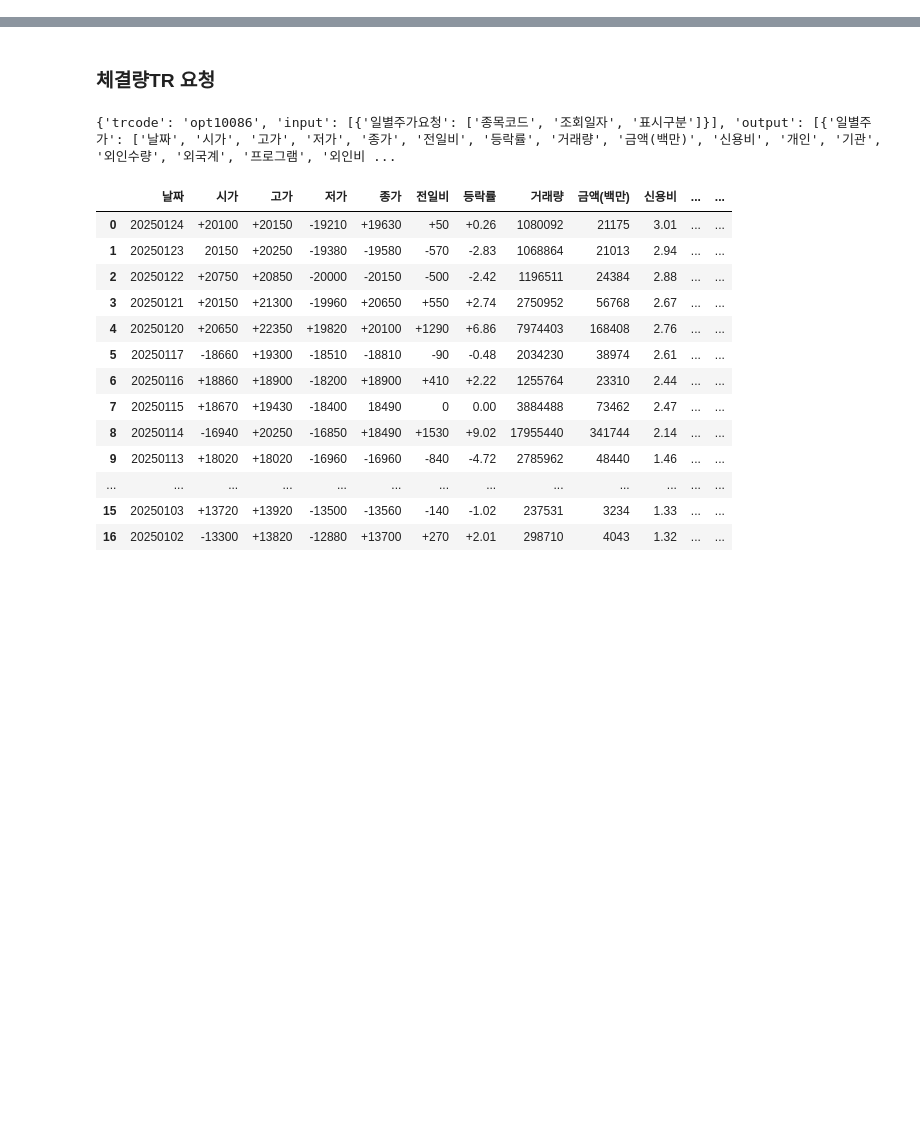
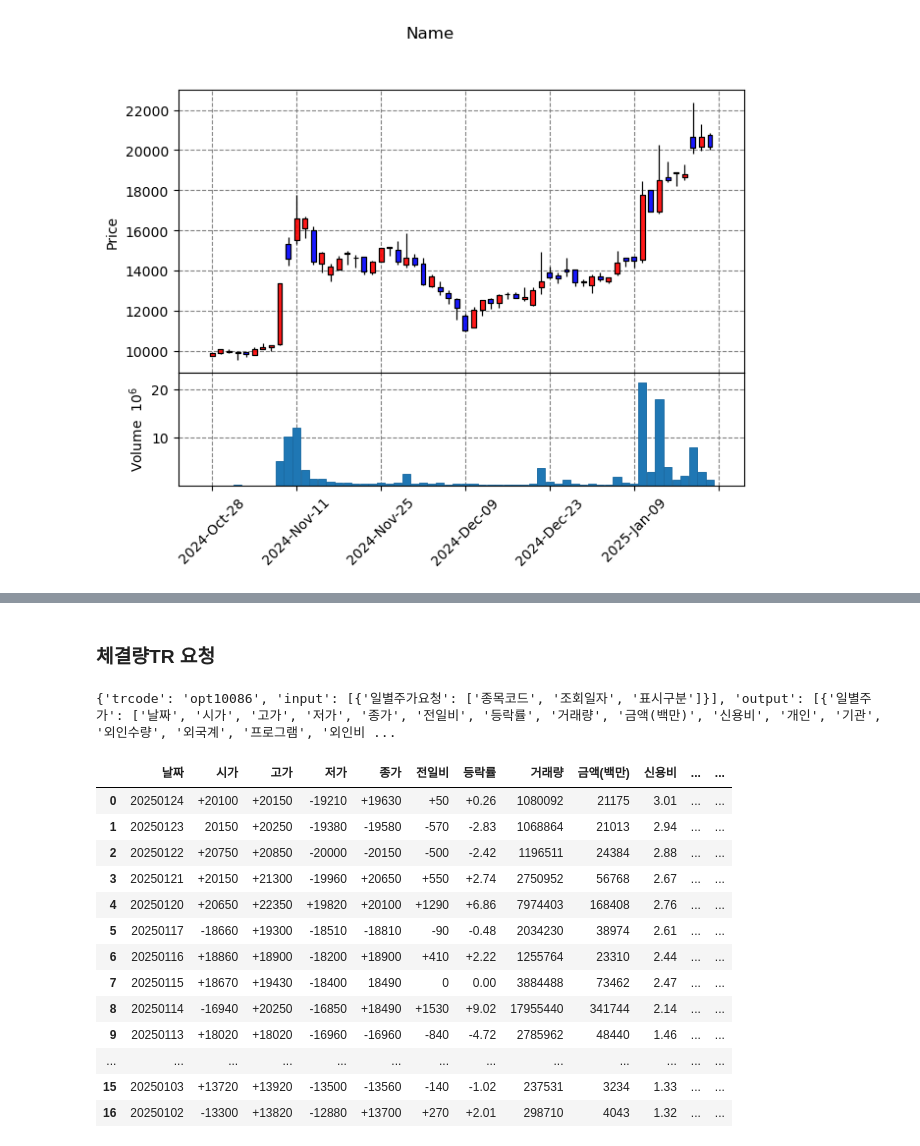
Before and after one commit to LiberSlave/trading, a Jupyter notebook: lab.ipynb, the cells around one changed output, grey strips where cells are left out. Saved outputs shown, nothing was run; the diff lists cells and outputs as text; code cells hidden in the pictures; blank space fills up the shorter version.

```diff
--- a/lab.ipynb
+++ b/lab.ipynb
@@ -44,0 +187,5 @@ df.head()
+# %%
+# Divide the values in the "금액" column by 100
+df["금액(백만)"] = df["금액(백만)"] / 100
+# Rename the "금액" column to "금액(억)"
+df.rename(columns={"금액(백만)": "금액(억)"}, inplace=True)
@@ -44,0 +336,27 @@ df.head()
+# %%
+# Custom market colors
+custom_colors = mpf.make_marketcolors(
+    up="red",    # Custom color for up (e.g., blue)
+    down="blue", # Custom color for down (e.g., orange)
+    wick="black",  # Wick color
+    edge="black"   # Edge color
+)
+
+# Custom style with the market colors
+custom_style = mpf.make_mpf_style(
+    marketcolors=custom_colors,
+    gridcolor="gray",  # Gridline color
+    gridstyle="--"     # Gridline style
+)
+
+
+mpf.plot(
+    df,
+    type="candle",
+    style=custom_style,
+    title="Name",
+    ylabel="Price",
+    volume=True
+)
+# %% [output]
+[figure, added]
```
Also changed, not shown: parts of 125 cells of this notebook, 4 other files.
